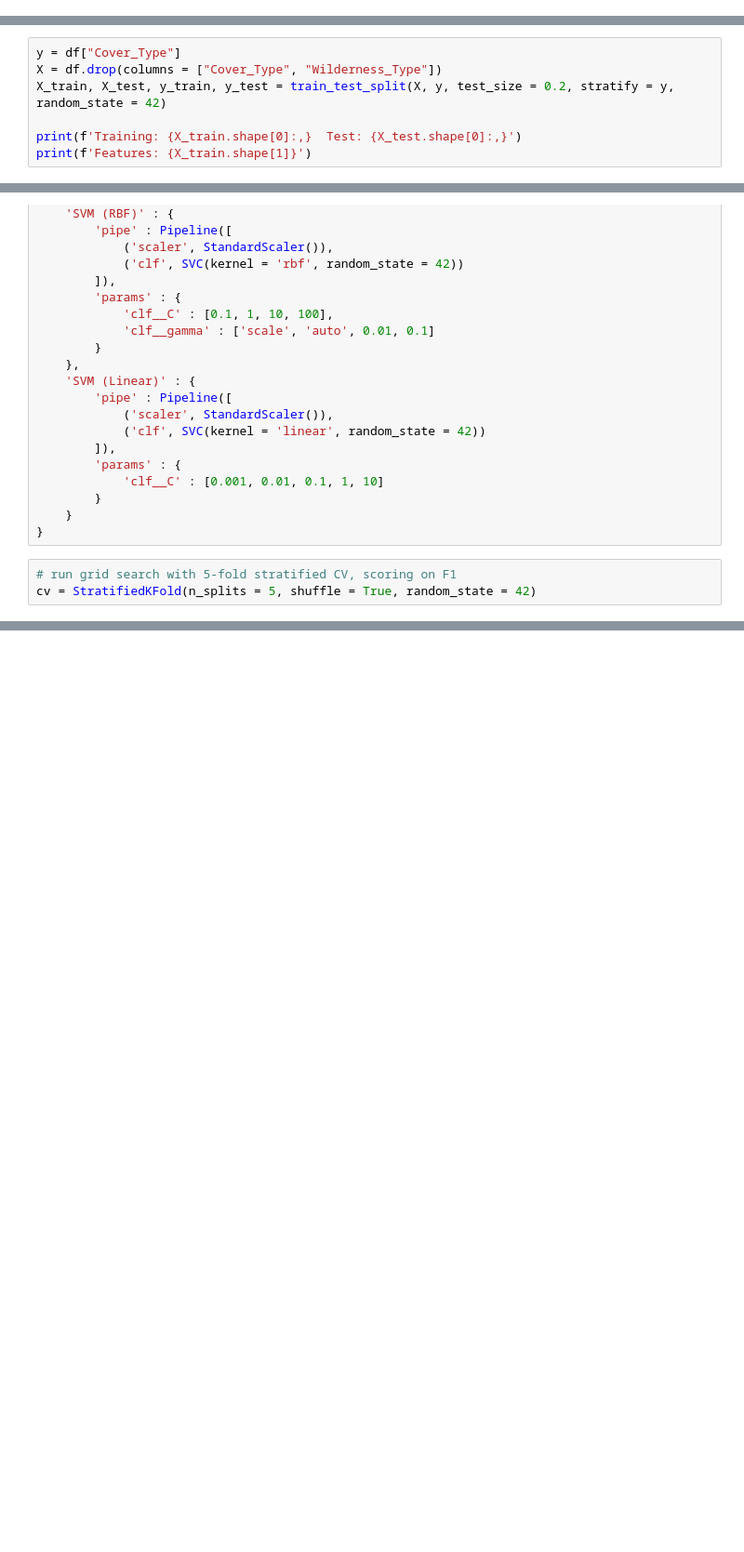
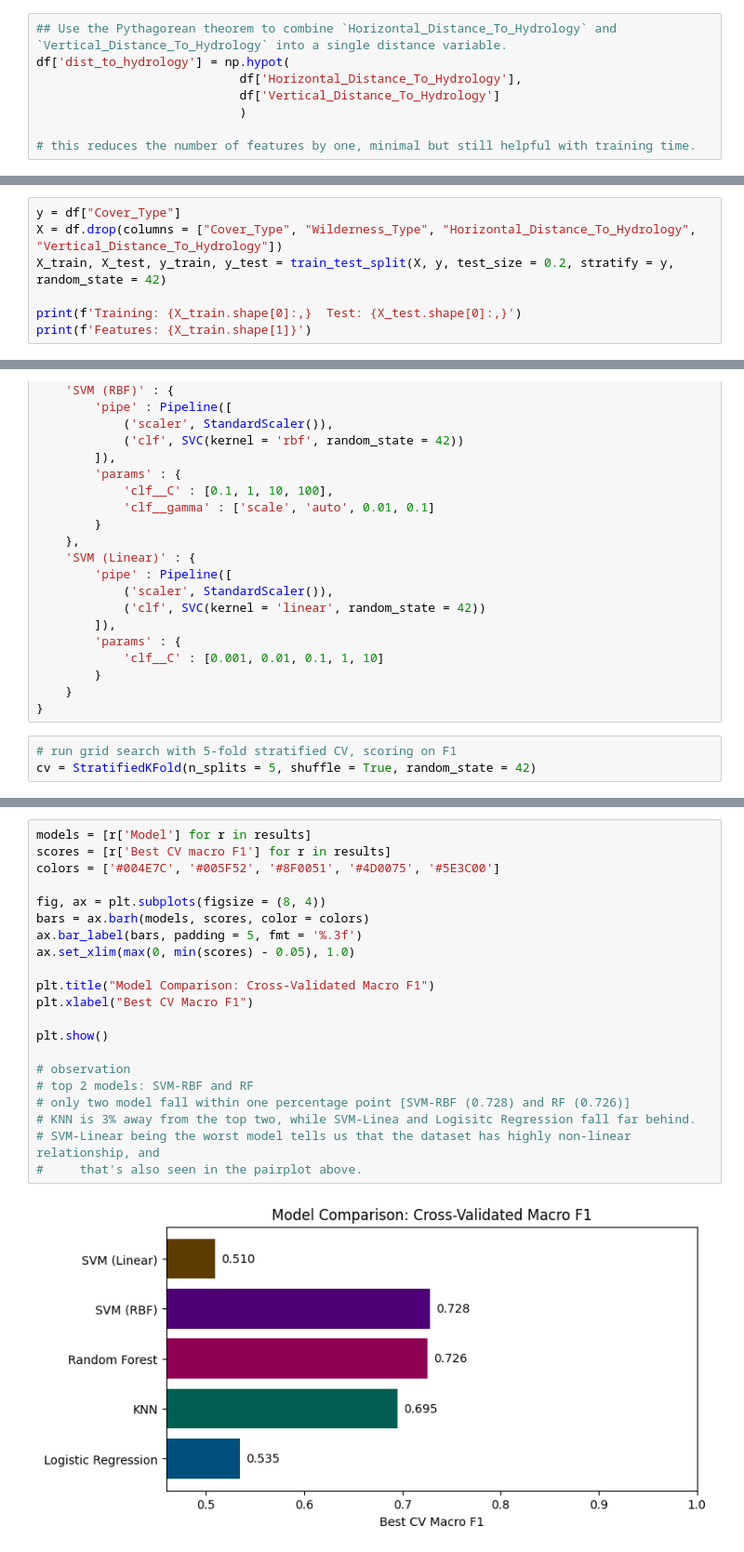
Before and after one commit to almonadavid/dsc-340-project-2, a Jupyter notebook: phase_two.ipynb, the cells around one changed output, grey strips where cells are left out. Shown at 93% size. Saved outputs shown, nothing was run; the diff lists cells and outputs as text; blank space fills up the shorter version.

```diff
--- a/phase_two.ipynb
+++ b/phase_two.ipynb
@@ -175 +245,9 @@ plt.show()
+# %%
+## Use the Pythagorean theorem to combine `Horizontal_Distance_To_Hydrology` and `Vertical_Distance_To_Hydrology` into a single distance variable.
+df['dist_to_hydrology'] = np.hypot(
+                            df['Horizontal_Distance_To_Hydrology'],
+                            df['Vertical_Distance_To_Hydrology']
+                            )
+
+# this reduces the number of features by one, minimal but still helpful with training time.
 # %% [markdown]
@@ -179,6 +257,6 @@ plt.show()
 # %%
 y = df["Cover_Type"]
-X = df.drop(columns = ["Cover_Type", "Wilderness_Type"])
+X = df.drop(columns = ["Cover_Type", "Wilderness_Type", "Horizontal_Distance_To_Hydrology", "Vertical_Distance_To_Hydrology"])
 X_train, X_test, y_train, y_test = train_test_split(X, y, test_size = 0.2, stratify = y, random_state = 42)
 
 print(f'Training: {X_train.shape[0]:,}  Test: {X_test.shape[0]:,}')
@@ -288,0 +386,23 @@ results_df
+# %%
+models = [r['Model'] for r in results]
+scores = [r['Best CV macro F1'] for r in results]
+colors = ['#004E7C', '#005F52', '#8F0051', '#4D0075', '#5E3C00']
+
+fig, ax = plt.subplots(figsize = (8, 4))
+bars = ax.barh(models, scores, color = colors)
+ax.bar_label(bars, padding = 5, fmt = '%.3f')
+ax.set_xlim(max(0, min(scores) - 0.05), 1.0)
+
+plt.title("Model Comparison: Cross-Validated Macro F1")
+plt.xlabel("Best CV Macro F1")
+
+plt.show()
+
+# observation
+# top 2 models: SVM-RBF and RF
+# only two model fall within one percentage point [SVM-RBF (0.728) and RF (0.726)]
+# KNN is 3% away from the top two, while SVM-Linea and Logisitc Regression fall far behind.
+# SVM-Linear being the worst model tells us that the dataset has highly non-linear relationship, and
+#     that's also seen in the pairplot above.
+# %% [output]
+[figure, added]
```
Also changed, not shown: parts of 31 cells of this notebook.
